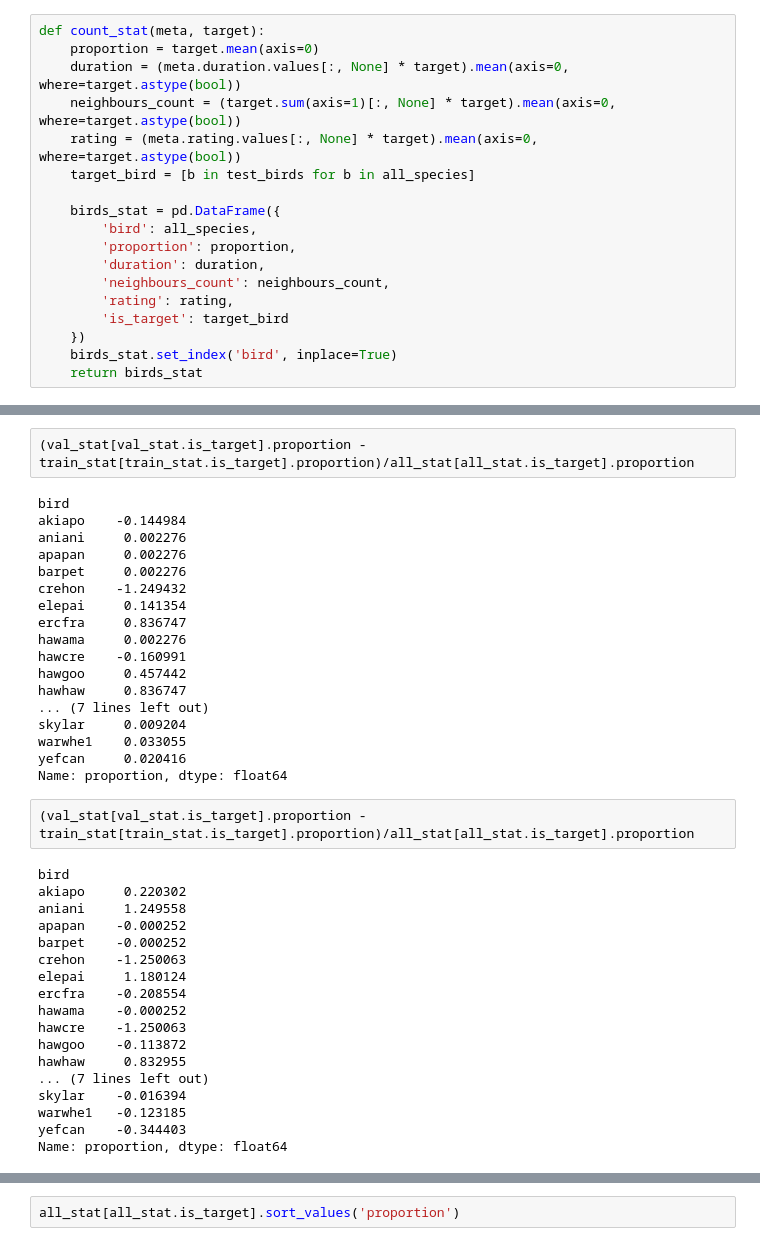
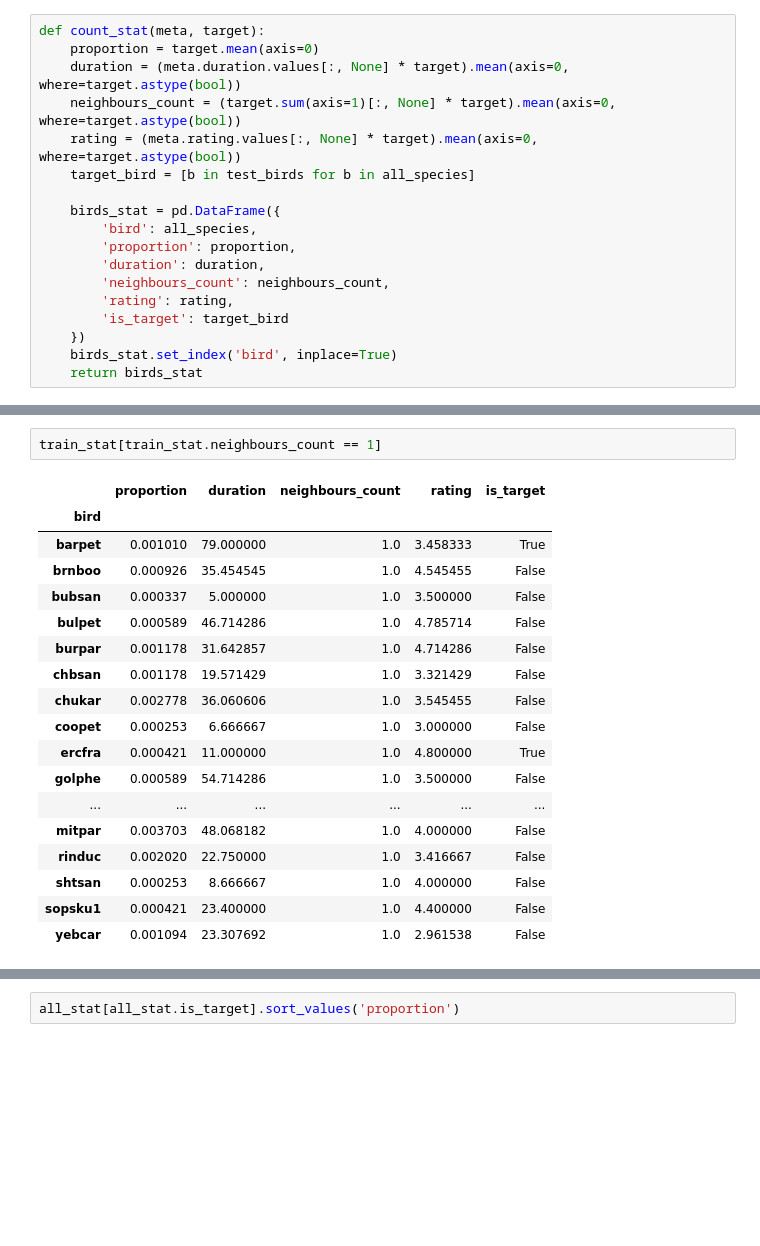
Before and after one commit to ermekaitygulov/BirdCLEF, a Jupyter notebook: StatStudy.ipynb, the cells around one changed output, grey strips where cells are left out. Saved outputs shown, nothing was run; the diff lists cells and outputs as text; blank space fills up the shorter version.

```diff
--- a/StatStudy.ipynb
+++ b/StatStudy.ipynb
@@ -92,43 +102,24 @@ sns.pairplot(
-# %%
-(val_stat[val_stat.is_target].proportion - train_stat[train_stat.is_target].proportion)/all_stat[all_stat.is_target].proportion
-# %% [output]
-bird
-akiapo    -0.144984
-aniani     0.002276
-apapan     0.002276
-barpet     0.002276
-crehon    -1.249432
-elepai     0.141354
-ercfra     0.836747
-hawama     0.002276
-hawcre    -0.160991
-hawgoo     0.457442
-hawhaw     0.836747
-... (7 lines left out)
-skylar     0.009204
-warwhe1    0.033055
-yefcan     0.020416
-Name: proportion, dtype: float64
-# %%
-(val_stat[val_stat.is_target].proportion - train_stat[train_stat.is_target].proportion)/all_stat[all_stat.is_target].proportion
-# %% [output]
-bird
-akiapo     0.220302
-aniani     1.249558
-apapan    -0.000252
-barpet    -0.000252
-crehon    -1.250063
-elepai     1.180124
-ercfra    -0.208554
-hawama    -0.000252
-hawcre    -1.250063
-hawgoo    -0.113872
-hawhaw     0.832955
-... (7 lines left out)
-skylar    -0.016394
-warwhe1   -0.123185
-yefcan    -0.344403
-Name: proportion, dtype: float64
+# %%
+train_stat[train_stat.neighbours_count == 1]
+# %% [output]
+|  | proportion | duration | neighbours_count | rating | is_target |
+| bird |  |  |  |  |  |
+| barpet | 0.001010 | 79.000000 | 1.0 | 3.458333 | True |
+| brnboo | 0.000926 | 35.454545 | 1.0 | 4.545455 | False |
+| bubsan | 0.000337 | 5.000000 | 1.0 | 3.500000 | False |
+| bulpet | 0.000589 | 46.714286 | 1.0 | 4.785714 | False |
+| burpar | 0.001178 | 31.642857 | 1.0 | 4.714286 | False |
+| chbsan | 0.001178 | 19.571429 | 1.0 | 3.321429 | False |
+| chukar | 0.002778 | 36.060606 | 1.0 | 3.545455 | False |
+| coopet | 0.000253 | 6.666667 | 1.0 | 3.000000 | False |
+| ercfra | 0.000421 | 11.000000 | 1.0 | 4.800000 | True |
+| golphe | 0.000589 | 54.714286 | 1.0 | 3.500000 | False |
+| ... | ... | ... | ... | ... | ... |
+| mitpar | 0.003703 | 48.068182 | 1.0 | 4.000000 | False |
+| rinduc | 0.002020 | 22.750000 | 1.0 | 3.416667 | False |
+| shtsan | 0.000253 | 8.666667 | 1.0 | 4.000000 | False |
+| sopsku1 | 0.000421 | 23.400000 | 1.0 | 4.400000 | False |
+| yebcar | 0.001094 | 23.307692 | 1.0 | 2.961538 | False |
 # %%
 train_stat[train_stat.is_target]
 # %% [output]
```
Also changed, not shown: parts of 16 cells of this notebook, 4 other files.
